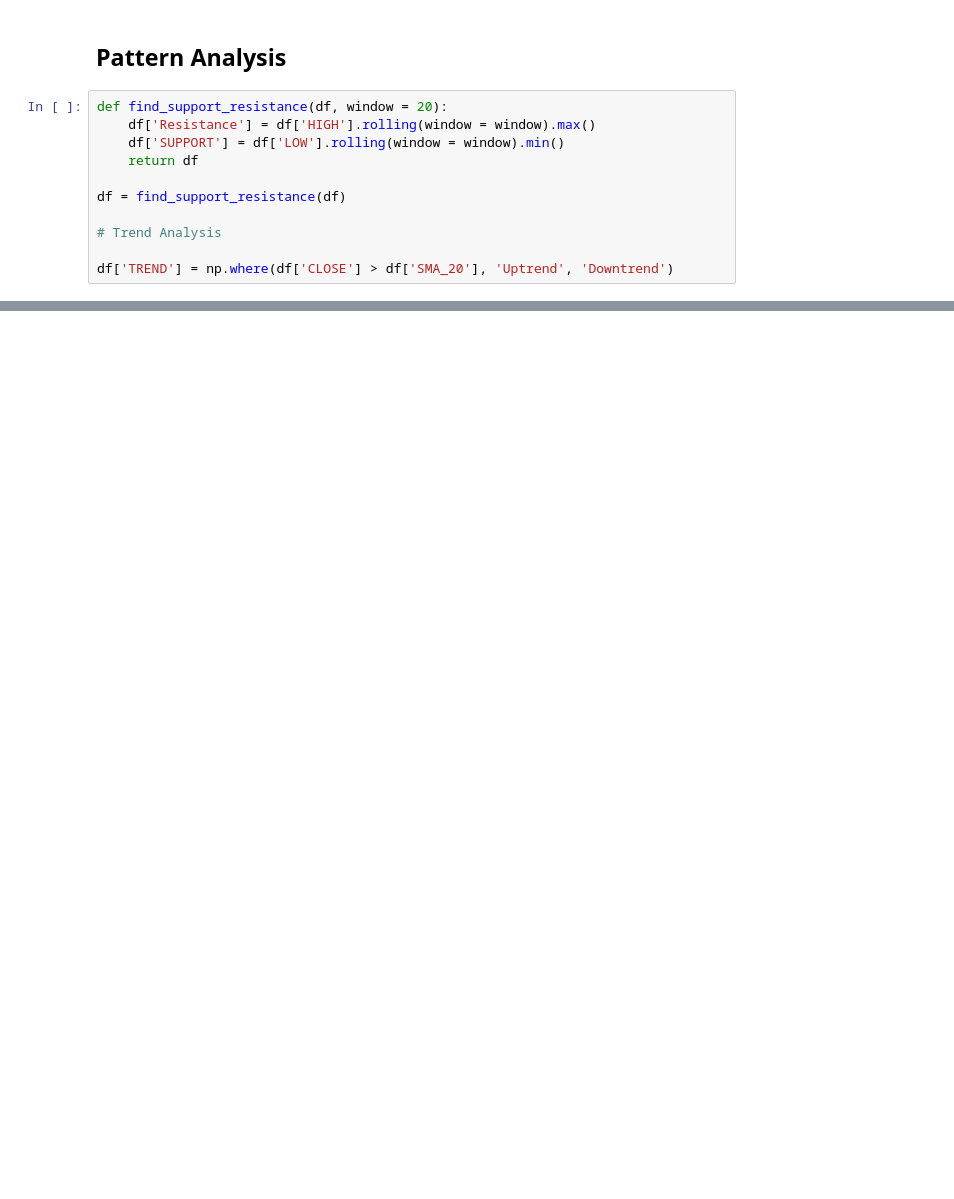
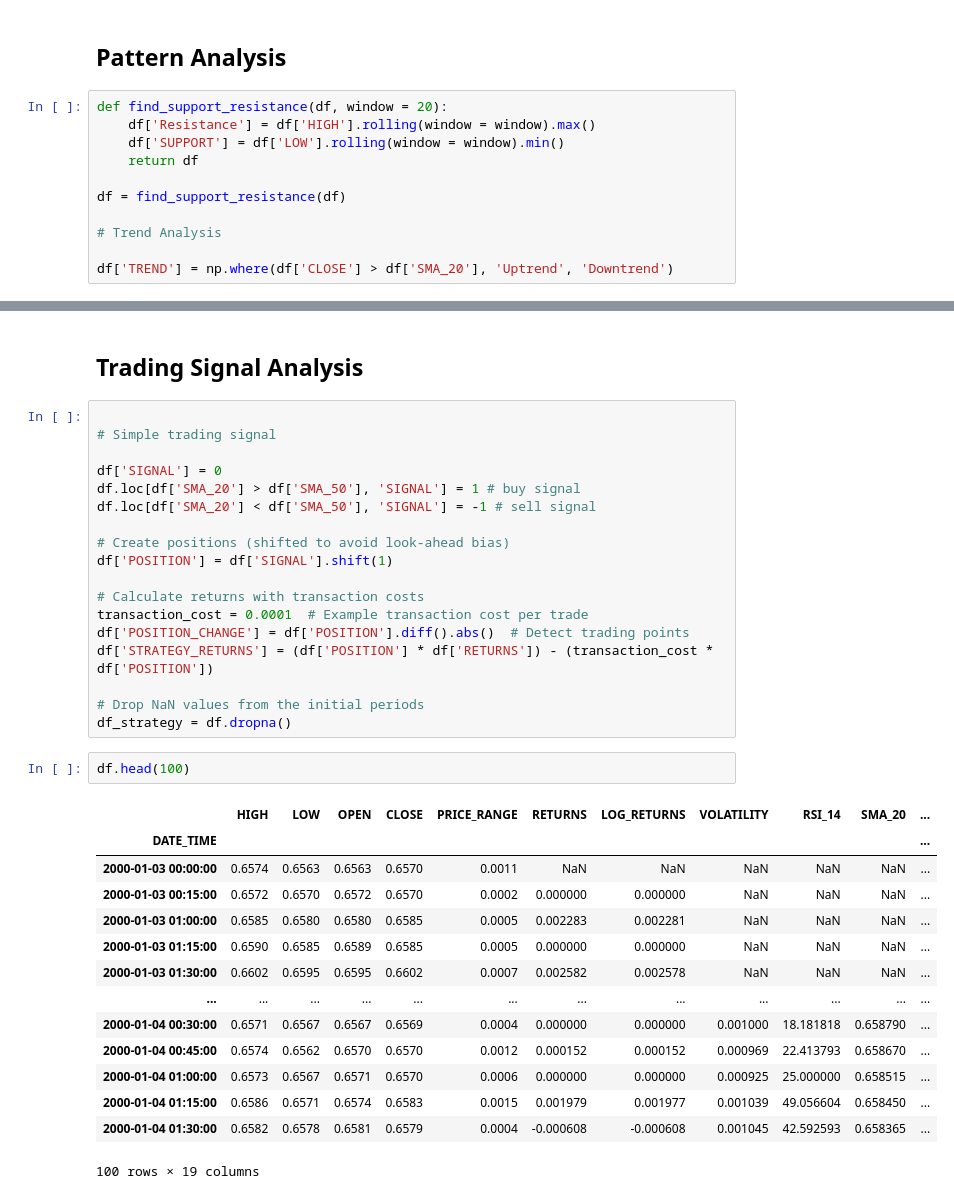
Before and after one commit to DhaneeraDulvanya/Currency-Analysis-for-AUDUSD, a Jupyter notebook: analysis_AUDUSD.ipynb, the cells around one changed output, grey strips where cells are left out. Cells and saved outputs as stored; diff of their text form; blank space fills up the shorter version.

```diff
--- a/analysis_AUDUSD.ipynb
+++ b/analysis_AUDUSD.ipynb
@@ -300,0 +328,37 @@ df['TREND'] = np.where(df['CLOSE'] > df['SMA_20'], 'Uptrend', 'Downtrend')
+# %% [markdown]
+## Trading Signal Analysis
+# %%
+
+# Simple trading signal
+
+df['SIGNAL'] = 0
+df.loc[df['SMA_20'] > df['SMA_50'], 'SIGNAL'] = 1 # buy signal
+df.loc[df['SMA_20'] < df['SMA_50'], 'SIGNAL'] = -1 # sell signal
+
+# Create positions (shifted to avoid look-ahead bias)
+df['POSITION'] = df['SIGNAL'].shift(1)
+
+# Calculate returns with transaction costs
+transaction_cost = 0.0001  # Example transaction cost per trade
+df['POSITION_CHANGE'] = df['POSITION'].diff().abs()  # Detect trading points
+df['STRATEGY_RETURNS'] = (df['POSITION'] * df['RETURNS']) - (transaction_cost * df['POSITION'])
+
+# Drop NaN values from the initial periods
+df_strategy = df.dropna()
+# %%
+df.head(100)
+# %% [output]
+|  | HIGH | LOW | OPEN | CLOSE | PRICE_RANGE | RETURNS | LOG_RETURNS | VOLATILITY | RSI_14 | SMA_20 | ... |
+| DATE_TIME |  |  |  |  |  |  |  |  |  |  | ... |
+| 2000-01-03 00:00:00 | 0.6574 | 0.6563 | 0.6563 | 0.6570 | 0.0011 | NaN | NaN | NaN | NaN | NaN | ... |
+| 2000-01-03 00:15:00 | 0.6572 | 0.6570 | 0.6572 | 0.6570 | 0.0002 | 0.000000 | 0.000000 | NaN | NaN | NaN | ... |
+| 2000-01-03 01:00:00 | 0.6585 | 0.6580 | 0.6580 | 0.6585 | 0.0005 | 0.002283 | 0.002281 | NaN | NaN | NaN | ... |
+| 2000-01-03 01:15:00 | 0.6590 | 0.6585 | 0.6589 | 0.6585 | 0.0005 | 0.000000 | 0.000000 | NaN | NaN | NaN | ... |
+| 2000-01-03 01:30:00 | 0.6602 | 0.6595 | 0.6595 | 0.6602 | 0.0007 | 0.002582 | 0.002578 | NaN | NaN | NaN | ... |
+| ... | ... | ... | ... | ... | ... | ... | ... | ... | ... | ... | ... |
+| 2000-01-04 00:30:00 | 0.6571 | 0.6567 | 0.6567 | 0.6569 | 0.0004 | 0.000000 | 0.000000 | 0.001000 | 18.181818 | 0.658790 | ... |
+| 2000-01-04 00:45:00 | 0.6574 | 0.6562 | 0.6570 | 0.6570 | 0.0012 | 0.000152 | 0.000152 | 0.000969 | 22.413793 | 0.658670 | ... |
+| 2000-01-04 01:00:00 | 0.6573 | 0.6567 | 0.6571 | 0.6570 | 0.0006 | 0.000000 | 0.000000 | 0.000925 | 25.000000 | 0.658515 | ... |
+| 2000-01-04 01:15:00 | 0.6586 | 0.6571 | 0.6574 | 0.6583 | 0.0015 | 0.001979 | 0.001977 | 0.001039 | 49.056604 | 0.658450 | ... |
+| 2000-01-04 01:30:00 | 0.6582 | 0.6578 | 0.6581 | 0.6579 | 0.0004 | -0.000608 | -0.000608 | 0.001045 | 42.592593 | 0.658365 | ... |
+100 rows × 19 columns
```
Also changed, not shown: parts of 7 cells of this notebook.
